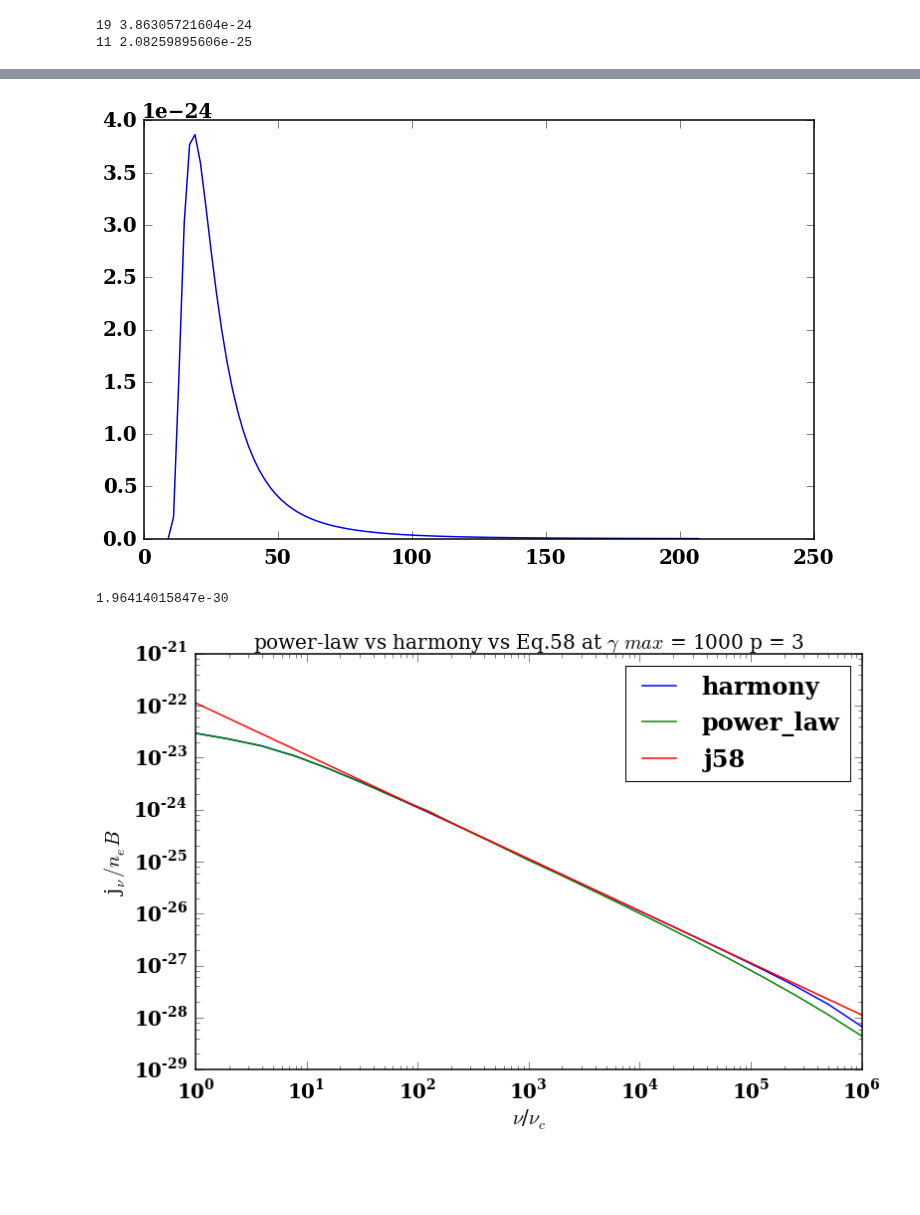
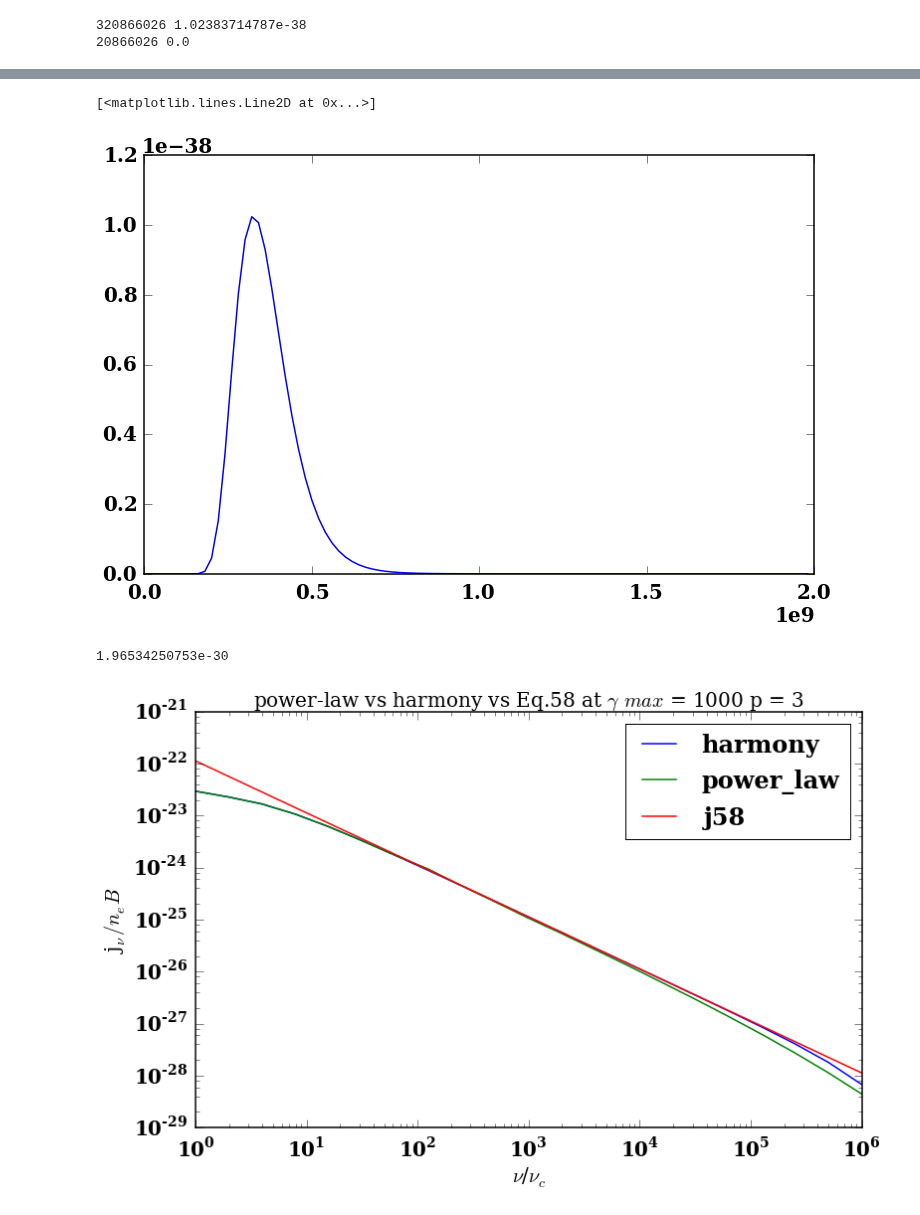
Before and after one commit to ZhaoweiZ/kappa_summer, a Jupyter notebook: power_law_dis_Prof_cutoff.ipynb, the cells around one changed output, grey strips where cells are left out. Saved outputs shown, nothing was run; the diff lists cells and outputs as text; code cells hidden in the pictures; blank space fills up the shorter version.

```diff
--- a/power_law_dis_Prof_cutoff.ipynb
+++ b/power_law_dis_Prof_cutoff.ipynb
@@ -64,7 +64,7 @@ theta = np.pi/3.
 epsilon = 0.01
 n_e = 1
 nu_c = e * B / (2. * np.pi * m * c)
-nu = 10. * nu_c
+nu = 1000000. * nu_c
 nu_s = (2./9.) * nu_c * theta_e**2 * np.sin(theta)
 n_e_nt = 1.
 #p_PL = 2.2
@@ -247,7 +247,7 @@ def jnu_n_integral_62_one(n):
 #        ans = ans + jnu_n_integral_62_one(i)
 #    return ans
 
-n_peak = 800000000
+n_peak = 1000000000
 
 def jnu_62_integral_from_n_max_to_n_limit(n_max, n_dn):
 
@@ -271,7 +271,7 @@ def jnu_62_sum_to_n_max_integral_to_n_limit(n_max_sum):
 x_value = []
 y_value = []
 
-n_max_here = 200
+n_max_here = 2000000000
 x_value_max = 0
 y_value_max = 0
 
@@ -297,5 +297,5 @@ pl.plot(x_value, y_value)
 #print x_value, int(n_dn+1)
 #pl.xlim([0,4000])
 # %% [output]
-19 3.86305721604e-24
-11 2.08259895606e-25
+320866026 1.02383714787e-38
+20866026 0.0
@@ -303,9 +304,10 @@ pl.plot(x_value, y_value)
+[<matplotlib.lines.Line2D at 0x...>]
-[figure, old version]
+[figure, new version]
 # %%
 n_max = 1000
 print jnu_62_sum_to_n_max_integral_to_n_limit(n_max)
 # %% [output]
-1.96414015847e-30
+1.96534250753e-30
 # %%
 data_iharmony = np.loadtxt('/Users/zhaoweizhang/Documents/summer_new/iharmony/nonthermal_output_1000_3.txt')
 data_power_law = np.loadtxt('/Users/zhaoweizhang/Documents/summer_new/my_data_1/power_law_Prof_cutoff_with_norm.txt')
```
Also changed, not shown: parts of 1 cell of this notebook, 2 other files.
